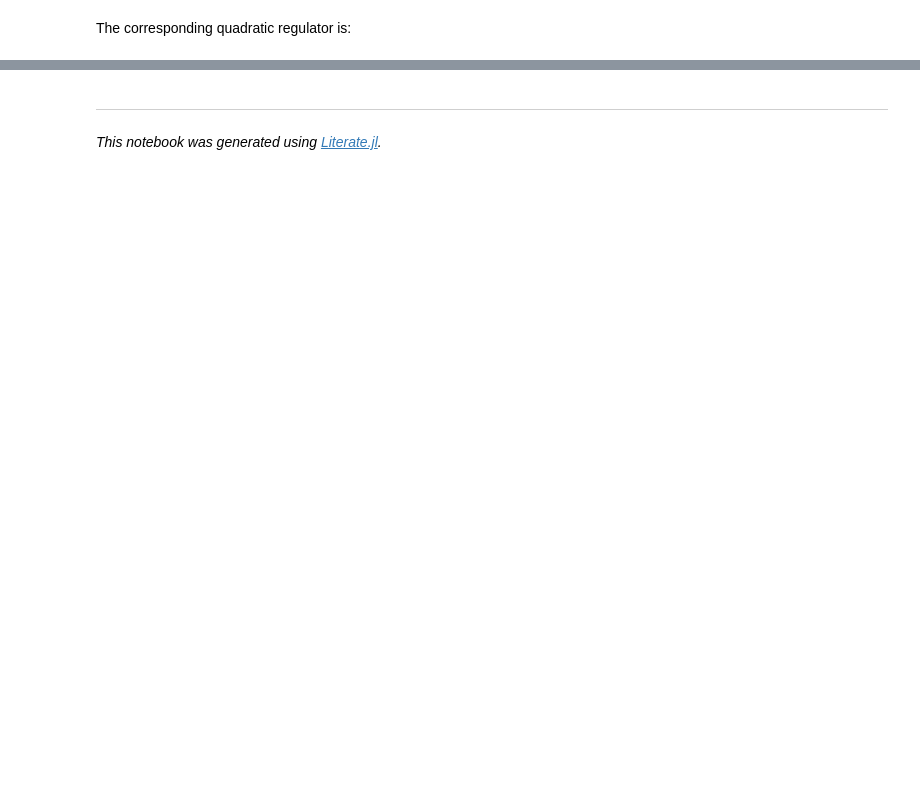
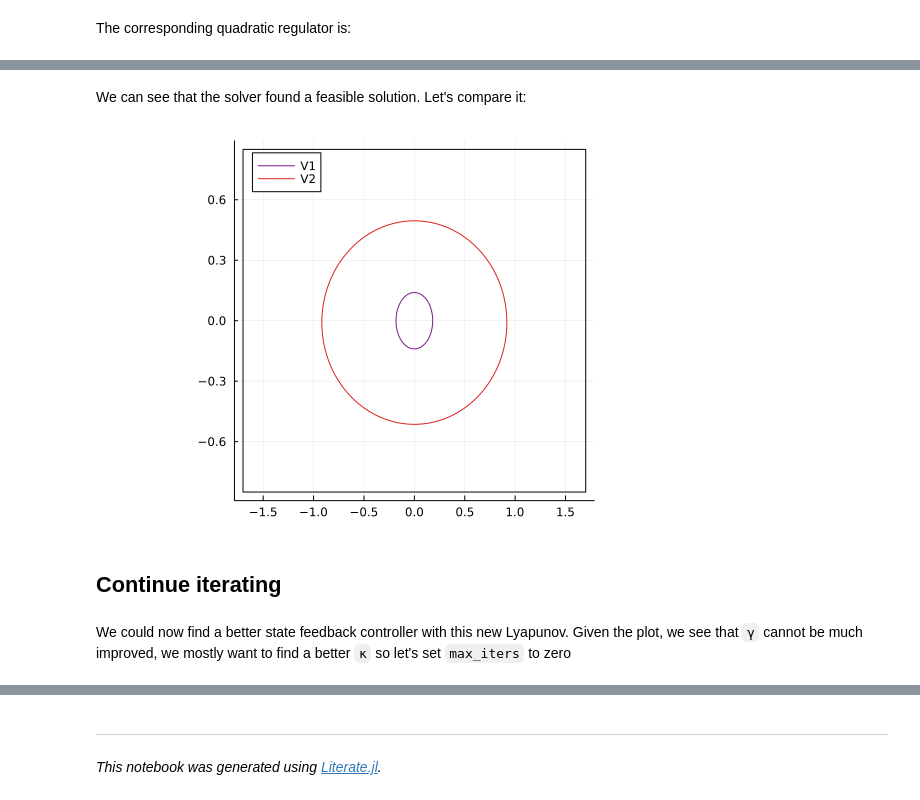
Before and after one commit to jump-dev/SumOfSquares.jl, a Jupyter notebook: previews/PR274/generated/Systems and Control/quadrotor.ipynb, the cells around one changed output, grey strips where cells are left out. Cells and saved outputs as stored; diff of their text form; code cells hidden in the pictures; blank space fills up the shorter version.

```diff
--- a/previews/PR274/generated/Systems and Control/quadrotor.ipynb
+++ b/previews/PR274/generated/Systems and Control/quadrotor.ipynb
@@ -459,0 +277,15 @@ $$ 4.37604291697808e-8x_{1}^{2} - 2.5010386698695297e-22x_{1}x_{2} - 1.760100189
+# %%
+_degree(d::Int) = d
+_degree(V) = maxdegree(V)
+
+function V_step(solver, V0, γ, k, s3)
+    model, V, k, s3 = base_model(solver, _degree(V0), k, s3, γ)
+    if !(V0 isa Int) # {V0 ≤ γ} ⊆ {V ≤ γ} iff V0 ≤ γ => V ≤ γ
+        @constraint(model, V <= γ, domain = @set(V0 <= γ)) # [YAP21, (E.6)]
+    end
+    optimize!(model)
+    return model, value(V)
+end
+
+model, V1 = V_step(solver, V0, γ1, κ1, s3_1)
+solution_summary(model)
@@ -459,0 +309,14 @@ $$ 4.37604291697808e-8x_{1}^{2} - 2.5010386698695297e-22x_{1}x_{2} - 1.760100189
+# %% [markdown]
+We can see that the solver found a feasible solution.
+Let's compare it:
+# %%
+push!(Vs, V1 - γ1)
+plot_lyapunovs(Vs, [1, 2])
+# %% [output]
+[figure, added]
+# %% [markdown]
+## Continue iterating
+# %% [markdown]
+We could now find a better state feedback controller with this new Lyapunov.
+Given the plot, we see that `γ` cannot be much improved, we mostly
+want to find a better `κ` so let's set `max_iters` to zero
```
Also changed, not shown: parts of 52 cells of this notebook, 44 other files.
